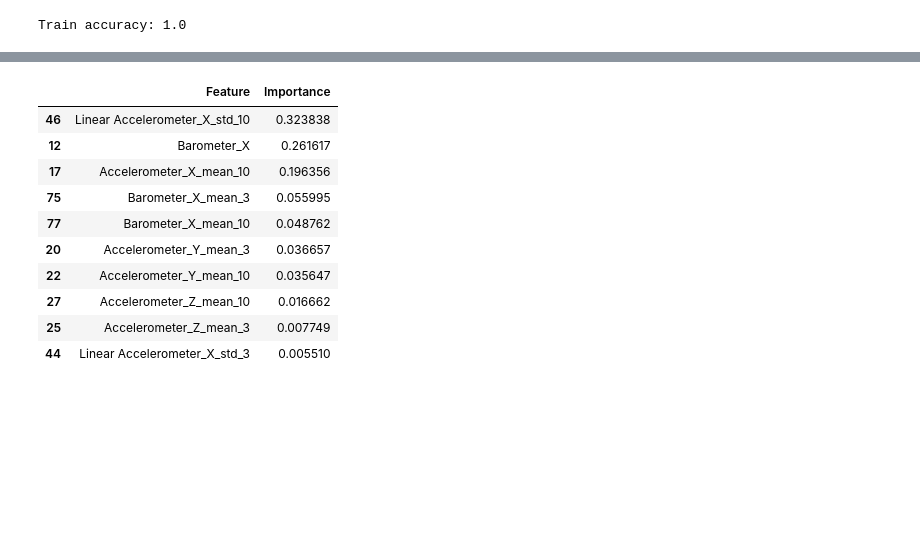
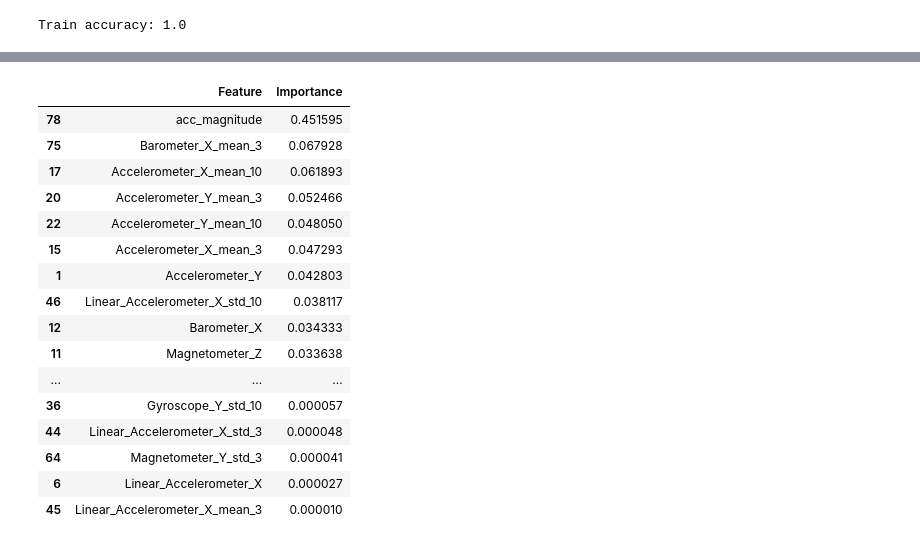
Before and after one commit to PuckVoorham/ML4QS-project, a Jupyter notebook: notebooks/EDA_experiment_joris.ipynb, the cells around one changed output, grey strips where cells are left out. Drawn from its saved outputs; the diff is of its cells as text; code cells hidden in the pictures; blank space fills up the shorter version.

```diff
--- a/notebooks/EDA_experiment_joris.ipynb
+++ b/notebooks/EDA_experiment_joris.ipynb
@@ -520,8 +523,8 @@ def add_lagged_features_2(df, lags=[1, 3, 10]):
     return df
 # %%
 # metro = add_lagged_features(final_df_metro).iloc[9:]
-rennen = add_lagged_features_2(final_df_rennen).iloc[9:]
-fietsen = add_lagged_features_2(final_df_fietsen).iloc[9:]
-trein = add_lagged_features_2(final_df_trein).iloc[9:]
+rennen = add_lagged_features(final_df_rennen).iloc[9:]
+fietsen = add_lagged_features(final_df_fietsen).iloc[9:]
+trein = add_lagged_features(final_df_trein).iloc[9:]
 auto = add_lagged_features(final_df_auto).iloc[9:]
 # %%
@@ -621,5 +625,5 @@ test_trein2: 805
 # %%
 # test_fietsen2 = test_fietsen2.loc[:, ~test_fietsen2.columns.str.startswith('Accelerometer')]
 # %%
-train_df_all = pd.concat([train_rennen, train_fietsen, train_trein], ignore_index=True)
+train_df = pd.concat([train_rennen, train_fietsen, train_trein, train_auto], ignore_index=True)
 # %%
@@ -638,6 +642,7 @@ print("Kolommen die alleen in test_df staan:", only_in_test)
 Kolommen die alleen in train_df_all staan: set()
 Kolommen die alleen in test_df staan: set()
 # %%
+train_df.columns = train_df.columns.str.replace(' ', '_')
 test_df.columns = test_df.columns.str.replace(' ', '_')
 # %%
 original_df = train_df_all.copy()
@@ -668,10 +673,10 @@ from sklearn.preprocessing import LabelEncoder
 from sklearn.metrics import classification_report
 
 # Features en labels splitsen
-X_train = train_df_all.drop(columns=['transport_mode', 'Time (s)'])  # drop Time en label
-y_train = train_df_all['transport_mode']
+X_train = train_df.drop(columns=['transport_mode', 'Time'])  # drop Time en label
+y_train = train_df['transport_mode']
 
-X_test = test_df.drop(columns=['transport_mode', 'Time (s)'])
+X_test = test_df.drop(columns=['transport_mode', 'Time'])
 y_test = test_df['transport_mode']
 
 # Encode labels (strings → integers)
@@ -871,16 +886,22 @@ importance_df = pd.DataFrame({
     'Importance': importances
 }).sort_values(by='Importance', ascending=False)
 # %%
-importance_df[importance_df['Importance'] > 0].head(10)
+importance_df[importance_df['Importance'] > 0]
 # %% [output]
 |  | Feature | Importance |
-| 46 | Linear Accelerometer_X_std_10 | 0.323838 |
-| 12 | Barometer_X | 0.261617 |
-| 17 | Accelerometer_X_mean_10 | 0.196356 |
-| 75 | Barometer_X_mean_3 | 0.055995 |
-| 77 | Barometer_X_mean_10 | 0.048762 |
-| 20 | Accelerometer_Y_mean_3 | 0.036657 |
-| 22 | Accelerometer_Y_mean_10 | 0.035647 |
-| 27 | Accelerometer_Z_mean_10 | 0.016662 |
-| 25 | Accelerometer_Z_mean_3 | 0.007749 |
-| 44 | Linear Accelerometer_X_std_3 | 0.005510 |
+| 78 | acc_magnitude | 0.451595 |
+| 75 | Barometer_X_mean_3 | 0.067928 |
+| 17 | Accelerometer_X_mean_10 | 0.061893 |
+| 20 | Accelerometer_Y_mean_3 | 0.052466 |
+| 22 | Accelerometer_Y_mean_10 | 0.048050 |
+| 15 | Accelerometer_X_mean_3 | 0.047293 |
+| 1 | Accelerometer_Y | 0.042803 |
+| 46 | Linear_Accelerometer_X_std_10 | 0.038117 |
+| 12 | Barometer_X | 0.034333 |
+| 11 | Magnetometer_Z | 0.033638 |
+| ... | ... | ... |
+| 36 | Gyroscope_Y_std_10 | 0.000057 |
+| 44 | Linear_Accelerometer_X_std_3 | 0.000048 |
+| 64 | Magnetometer_Y_std_3 | 0.000041 |
+| 6 | Linear_Accelerometer_X | 0.000027 |
+| 45 | Linear_Accelerometer_X_mean_3 | 0.000010 |
```
Also changed, not shown: parts of 17 cells of this notebook, 20 other files.
